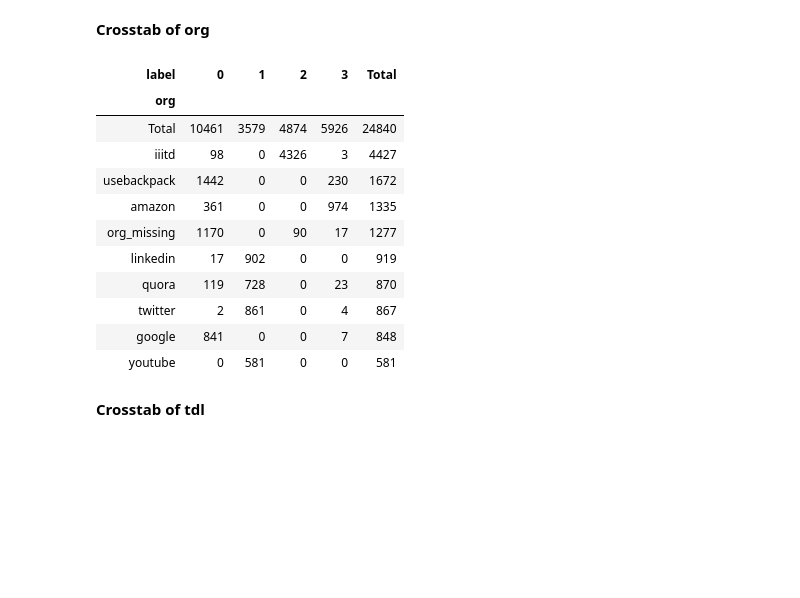
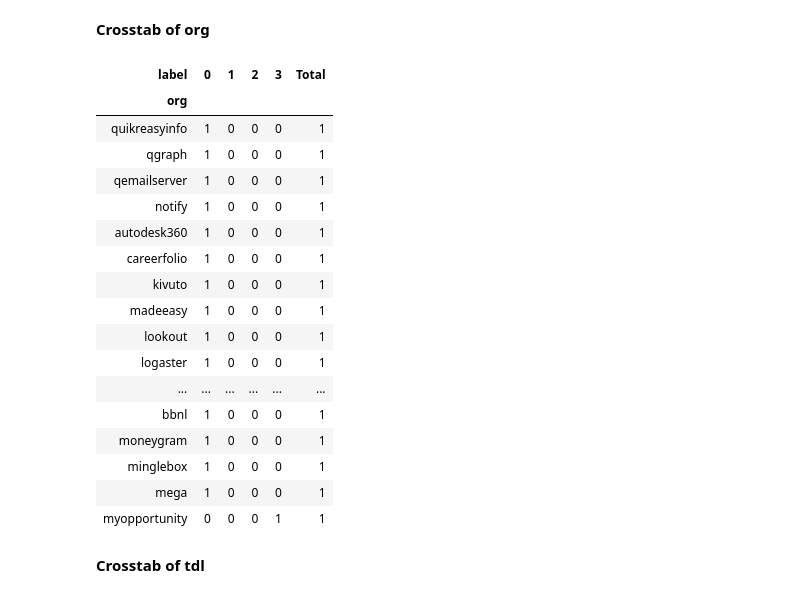
Before and after one commit to AntOhl/KaggleCompetition_MailClassificationChallenge, a Jupyter notebook: kaggle_ao_2.ipynb, the cells around one changed output. Drawn from its saved outputs; the diff is of its cells as text; code cells hidden in the pictures; blank space fills up the shorter version.

```diff
--- a/kaggle_ao_2.ipynb
+++ b/kaggle_ao_2.ipynb
@@ -91,6 +108,7 @@ test_x["mail_type"] = test_x["mail_type"].fillna('mail_type_missing')
 # %%
 #Preprocessing lower case every categorical features
-def lower_case(train_df, test_x):
+def fe_lower_case_strip(train_df, test_x):
+
     l_cat_var = ['org', 'tld', 'mail_type']
     for i in range(len(l_cat_var)):
         train_df[l_cat_var[i]] = train_df[l_cat_var[i]].str.lower()
@@ -100,7 +118,7 @@ def lower_case(train_df, test_x):
     return train_df, test_x
 # %%
 ## Handle lower case
-train_df, test_x = lower_case(train_df, test_x)
+train_df, test_x = fe_lower_case_strip(train_df, test_x)
 # %%
 plt.figure(figsize=(12, 5))
 sns.countplot(train_df.mail_type)
@@ -135,6 +173,4 @@ def date_preprocess(train_df, test_x):
     return train_df, test_x
-# %%
-train_df, test_x = date_preprocess(train_df, test_x)
 # %% [markdown]
 ## Binary features
 - salutations
@@ -370,20 +418,26 @@ pd.crosstab(train_df['mail_type'], train_df['label'])
 __Crosstab of org__
 # %%
 crosstab_org = pd.crosstab(train_df['org'], train_df['label'], margins=True, margins_name="Total")
-crosstab_org.sort_values(['Total'], ascending=False).head(10)
+crosstab_org.sort_values(['Total'], ascending=False).tail(40)
 # %% [output]
 | label | 0 | 1 | 2 | 3 | Total |
 | org |  |  |  |  |  |
-| Total | 10461 | 3579 | 4874 | 5926 | 24840 |
-| iiitd | 98 | 0 | 4326 | 3 | 4427 |
-| usebackpack | 1442 | 0 | 0 | 230 | 1672 |
-| amazon | 361 | 0 | 0 | 974 | 1335 |
-| org_missing | 1170 | 0 | 90 | 17 | 1277 |
-| linkedin | 17 | 902 | 0 | 0 | 919 |
-| quora | 119 | 728 | 0 | 23 | 870 |
-| twitter | 2 | 861 | 0 | 4 | 867 |
-| google | 841 | 0 | 0 | 7 | 848 |
-| youtube | 0 | 581 | 0 | 0 | 581 |
+| quikreasyinfo | 1 | 0 | 0 | 0 | 1 |
+| qgraph | 1 | 0 | 0 | 0 | 1 |
+| qemailserver | 1 | 0 | 0 | 0 | 1 |
+| notify | 1 | 0 | 0 | 0 | 1 |
+| autodesk360 | 1 | 0 | 0 | 0 | 1 |
+| careerfolio | 1 | 0 | 0 | 0 | 1 |
+| kivuto | 1 | 0 | 0 | 0 | 1 |
+| madeeasy | 1 | 0 | 0 | 0 | 1 |
+| lookout | 1 | 0 | 0 | 0 | 1 |
+| logaster | 1 | 0 | 0 | 0 | 1 |
+| ... | ... | ... | ... | ... | ... |
+| bbnl | 1 | 0 | 0 | 0 | 1 |
+| moneygram | 1 | 0 | 0 | 0 | 1 |
+| minglebox | 1 | 0 | 0 | 0 | 1 |
+| mega | 1 | 0 | 0 | 0 | 1 |
+| myopportunity | 0 | 0 | 0 | 1 | 1 |
 # %% [markdown]
 __Crosstab of tdl__
 # %%
```
Also changed, not shown: parts of 53 cells of this notebook.
